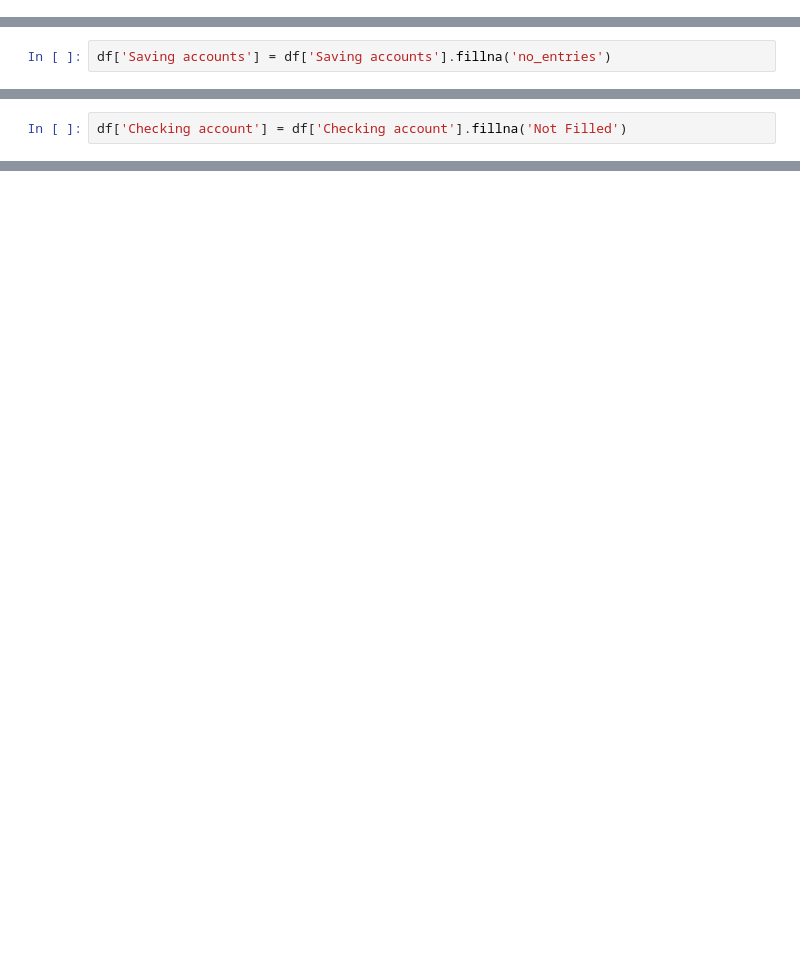
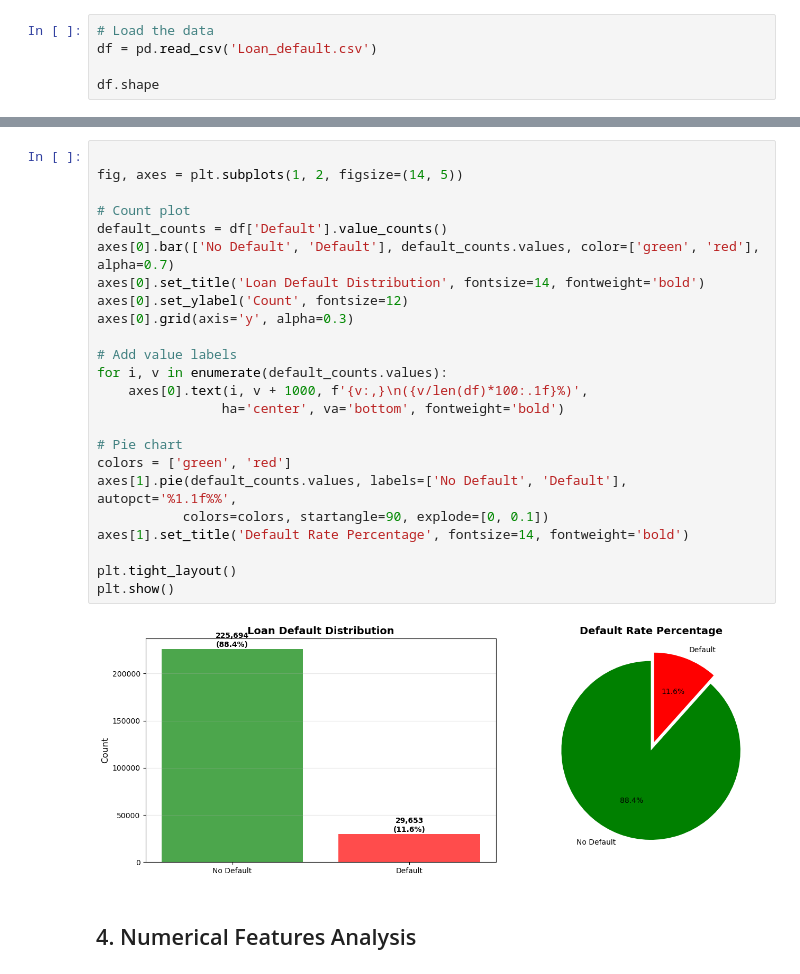
Before and after one commit to Mubhin77/BankLoan, a Jupyter notebook: eda.ipynb, the cells around one changed output, grey strips where cells are left out. Cells and saved outputs as stored; diff of their text form; blank space fills up the shorter version.

```diff
--- a/eda.ipynb
+++ b/eda.ipynb
@@ -58,0 +10,5 @@ memory usage: 70.4+ KB
+# %%
+# Load the data
+df = pd.read_csv('Loan_default.csv')
+
+df.shape
@@ -114,2 +68,0 @@ dtype: int64
-# %%
-df['Saving accounts'] = df['Saving accounts'].fillna('no_entries')
@@ -139,2 +68,0 @@ df['Checking account'].hist()
-# %%
-df['Checking account'] = df['Checking account'].fillna('Not Filled')
@@ -165,0 +112,28 @@ Name: Job, Length: 1000, dtype: int64
+# %%
+
+fig, axes = plt.subplots(1, 2, figsize=(14, 5))
+
+# Count plot
+default_counts = df['Default'].value_counts()
+axes[0].bar(['No Default', 'Default'], default_counts.values, color=['green', 'red'], alpha=0.7)
+axes[0].set_title('Loan Default Distribution', fontsize=14, fontweight='bold')
+axes[0].set_ylabel('Count', fontsize=12)
+axes[0].grid(axis='y', alpha=0.3)
+
+# Add value labels
+for i, v in enumerate(default_counts.values):
+    axes[0].text(i, v + 1000, f'{v:,}\n({v/len(df)*100:.1f}%)',
+                ha='center', va='bottom', fontweight='bold')
+
+# Pie chart
+colors = ['green', 'red']
+axes[1].pie(default_counts.values, labels=['No Default', 'Default'], autopct='%1.1f%%',
+           colors=colors, startangle=90, explode=[0, 0.1])
+axes[1].set_title('Default Rate Percentage', fontsize=14, fontweight='bold')
+
+plt.tight_layout()
+plt.show()
+# %% [output]
+[figure, added]
+# %% [markdown]
+## 4. Numerical Features Analysis
```
Also changed, not shown: parts of 41 cells of this notebook, 12 other files.
